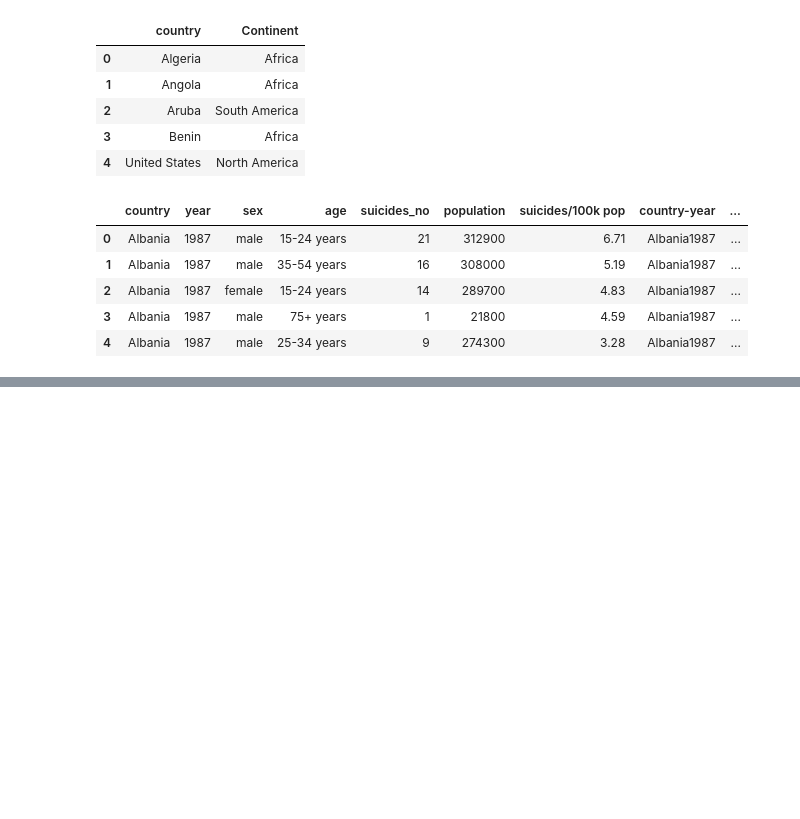
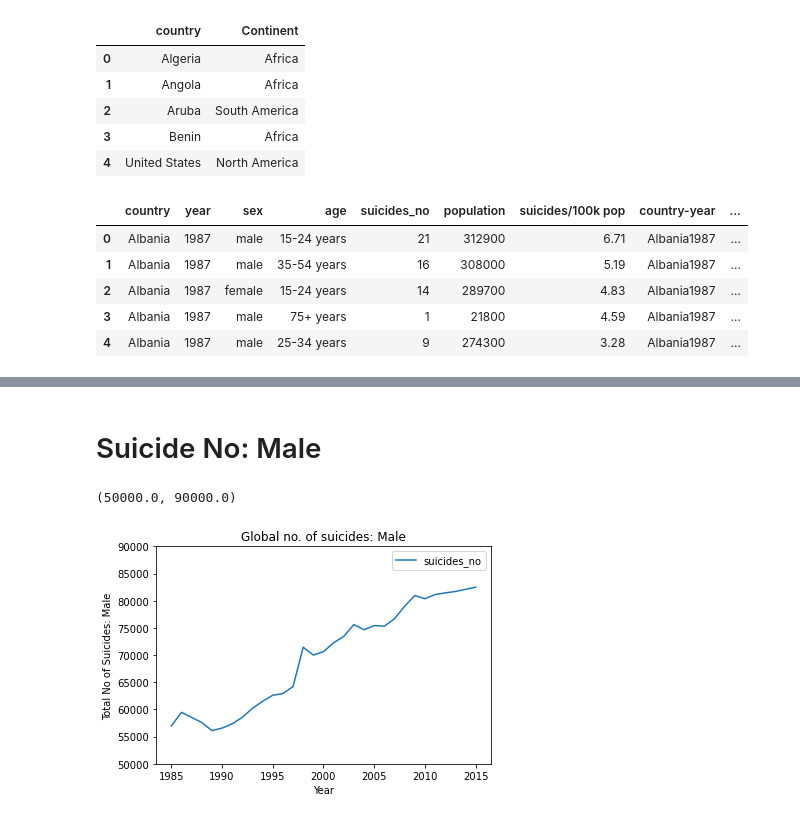
Before and after one commit to mguner-data/Global_Suicide_Data_Analysis, a Jupyter notebook: shanker_project_1.ipynb, the cells around one changed output, grey strips where cells are left out. Saved outputs shown, nothing was run; the diff lists cells and outputs as text; code cells hidden in the pictures; blank space fills up the shorter version.

```diff
--- a/shanker_project_1.ipynb
+++ b/shanker_project_1.ipynb
@@ -400,0 +142,6 @@ KeyError: 'Generation'
+# %%
+# Group by country and count corresponding values to get common countries
+
+merged_df_groupby_country = merged_suicide_df.groupby(['country']).count().reset_index()
+
+common_countries_list = merged_df_groupby_country[merged_df_groupby_country['year'] == 372]['country'].unique().tolist()
@@ -400,0 +225,18 @@ KeyError: 'Generation'
+# %% [markdown]
+# Suicide No: Male
+# %%
+sub_suicide_no_gender_df = merged_suicide_df_finalqc.groupby(["year","sex"]).sum()["suicides_no"].reset_index()
+
+sub_suicide_no_gender_df= sub_suicide_no_gender_df.set_index("year")
+
+sub_suicide_no_gender_df[sub_suicide_no_gender_df['sex'] == 'male'].plot()
+
+plt.xlabel('Year')
+plt.ylabel('Total No of Suicides: Male')
+
+plt.title("Global no. of suicides: Male")
+
+plt.ylim((50000,90000))
+# %% [output]
+(50000.0, 90000.0)
+[figure, added]
```
Also changed, not shown: parts of 144 cells of this notebook.
